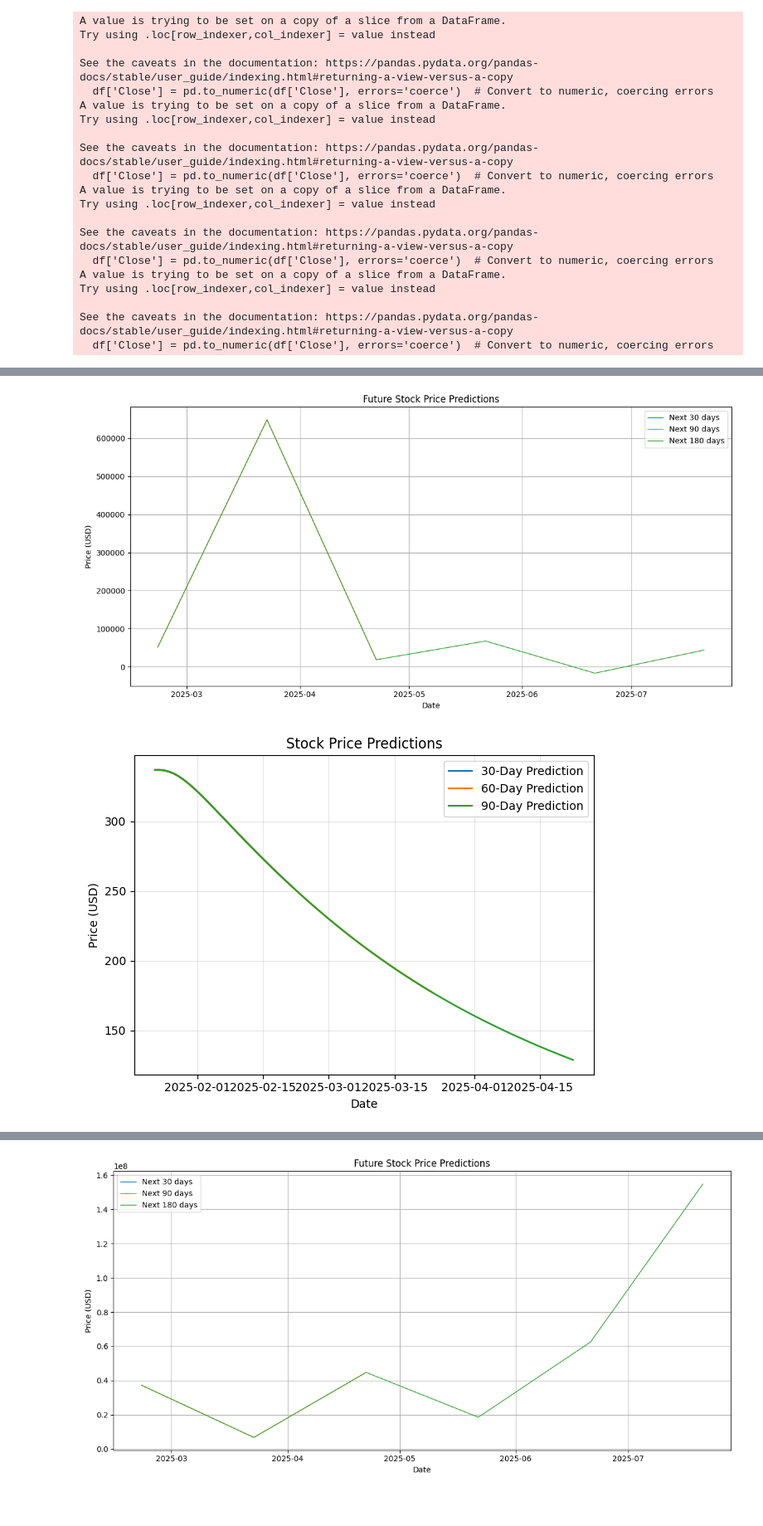
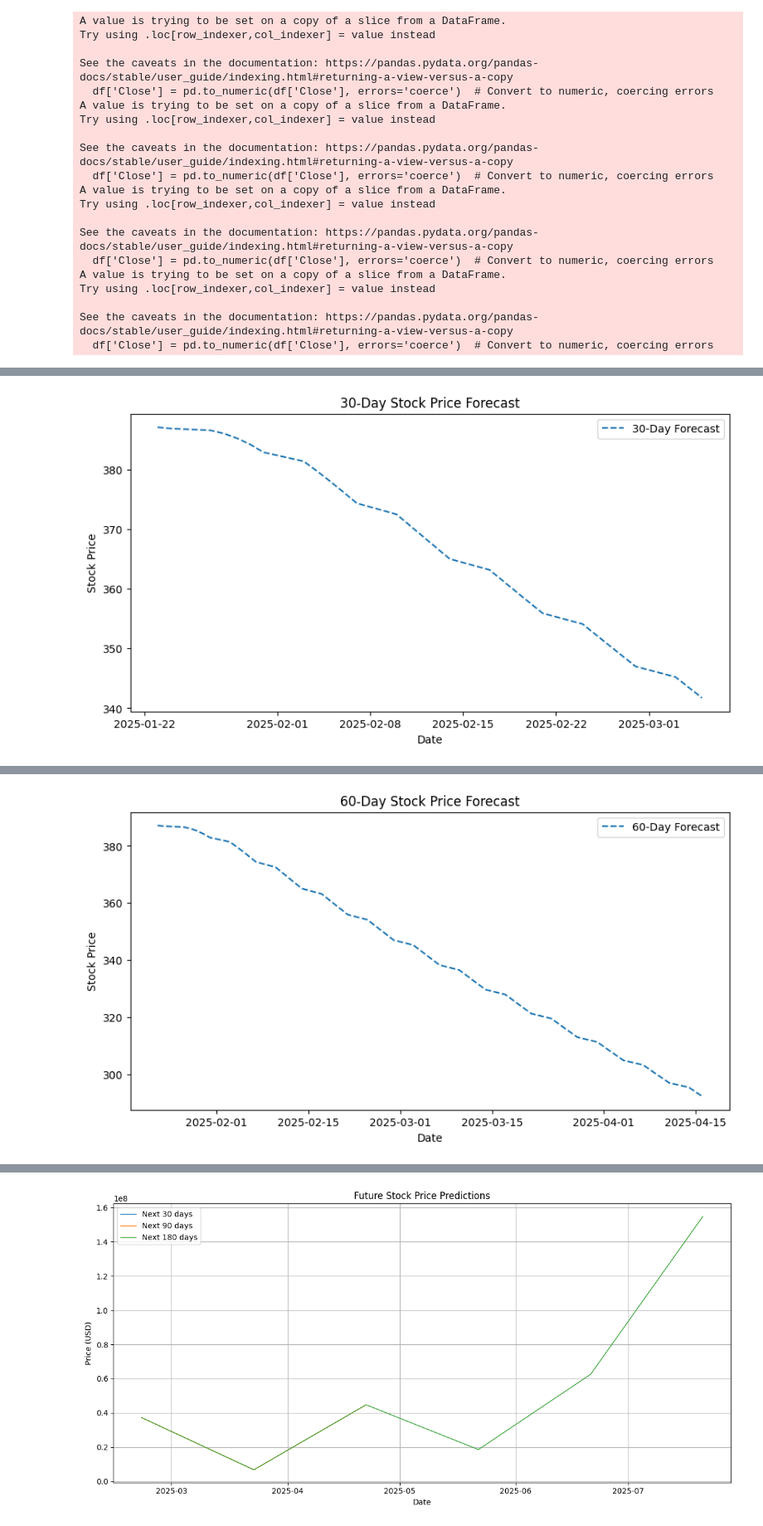
Before and after one commit to JoyChang10/Forkaia, a Jupyter notebook: task1000/stacked_lstm/stock_prediction.ipynb, the cells around one changed output, grey strips where cells are left out. Shown at 83% size. Cells and saved outputs as stored; diff of their text form; code cells hidden in the pictures; blank space fills up the shorter version.

Commit message:
short-term future prediction using lstm

```diff
--- a/task1000/stacked_lstm/stock_prediction.ipynb
+++ b/task1000/stacked_lstm/stock_prediction.ipynb
@@ -256,26 +235,3 @@ plot_predictions(tsla_y_test, tsla_y_predicted, tsla_scaler, tsla_test_dates, ti
-# %%
-intervals = [30, 90, 180]  # Days for 1 month, 3 month, 6 months
-
-# Prepare the last window of data
-window_size = 100
-tsla_last_window = tsla_df['Close'].iloc[-window_size:].values.reshape(1, window_size, 1)
-
-filtered_predictions, filtered_dates = predict_future_prices(
-    model=tsla_model,
-    stock_data=tsla_df,
-    scaler=tsla_scaler,
-    last_window=tsla_last_window,
-    prediction_intervals=intervals,
-    frequency='Month',  # Monthly predictions
-)
-# %% [output]
-[figure, removed]
-# %%
-# Predict future prices
-future_days = [30, 60, 90]
-future_predictions = predict_future_prices(tsla_model, tsla_df, tsla_scaler, future_days=future_days)
-
-# Visualize predictions
-visualize_future_predictions(tsla_df, future_predictions, future_days)
-# %% [output]
-[figure, removed]
+# %%
+tsla_forecast_df = short_term_future_pred(tsla_df, tsla_scaler, tsla_model, days_to_predict_list=[30, 60], lookback=90, column='Close')
+# %% [output]
@@ -281,0 +255 @@ visualize_future_predictions(tsla_df, future_predictions, future_days)
+[figure, added]
@@ -282,3 +273,4 @@ visualize_future_predictions(tsla_df, future_predictions, future_days)
+[figure, added]
 # %%
 goog_y_test, goog_y_predicted, goog_scaler, goog_test_dates, goog_model = train_and_test_lstm(goog_df, epochs=10, window_size=100)
 # %% [output]
```
Also changed, not shown: parts of 16 cells of this notebook.
